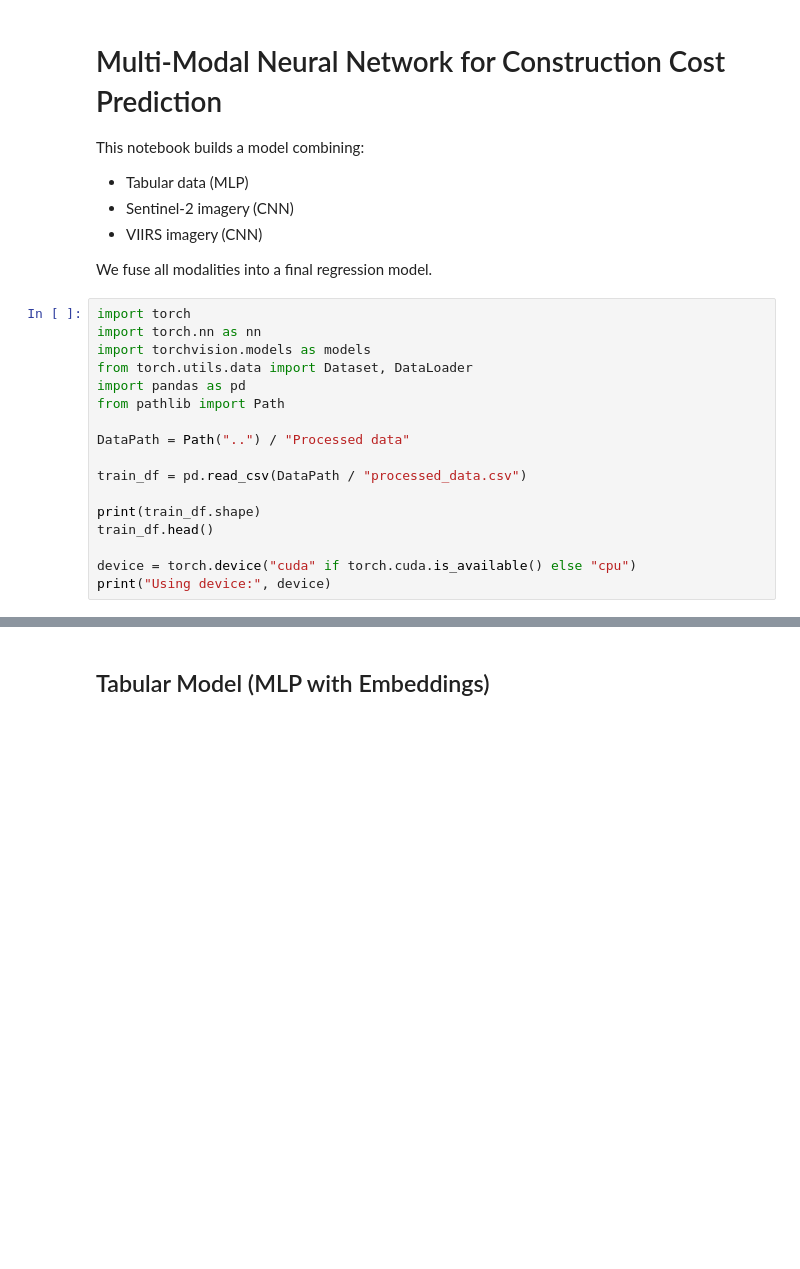
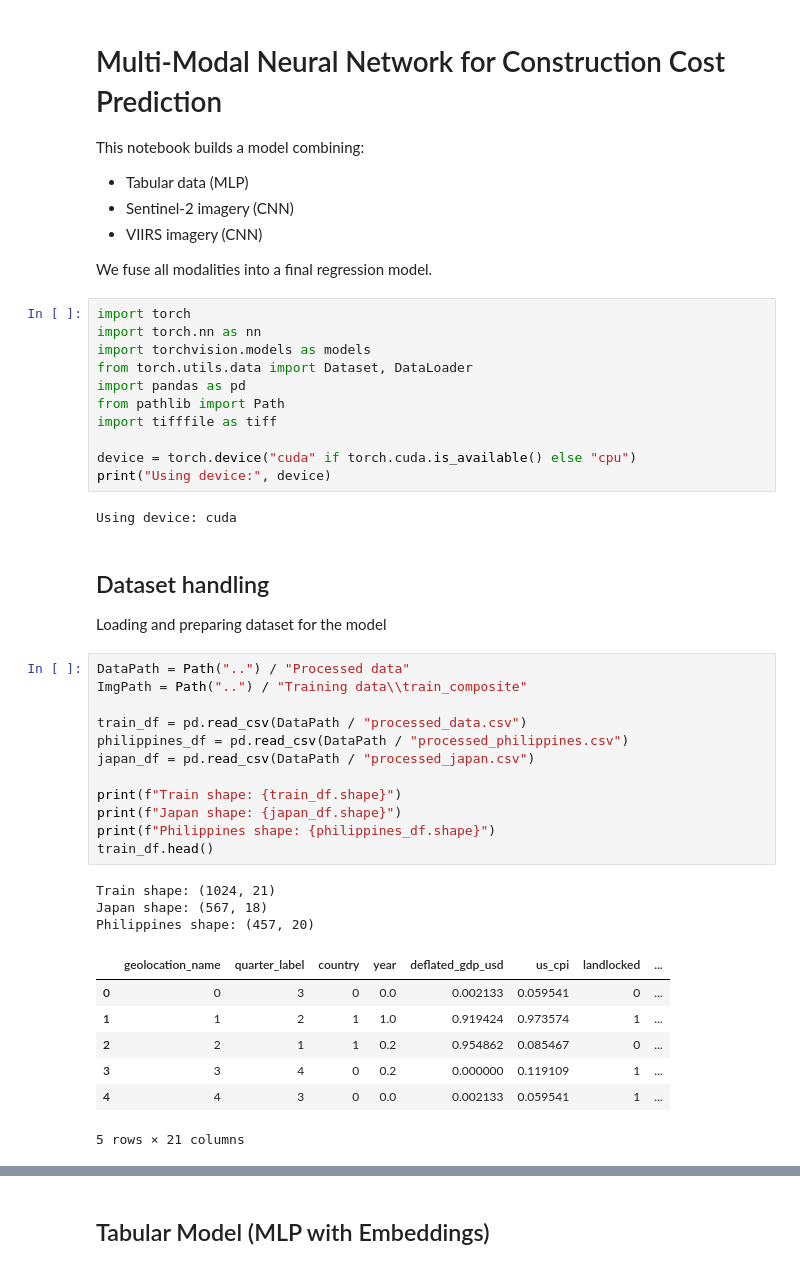
Before and after one commit to Nicolai-Andersen/Construction-Cost-Prediction, a Jupyter notebook: Notebooks/NNpipeline.ipynb, the cells around one changed output, grey strips where cells are left out. Saved outputs shown, nothing was run; the diff lists cells and outputs as text; blank space fills up the shorter version.

Commit message:
Fixed data handling and added training loop

```diff
--- a/Notebooks/NNpipeline.ipynb
+++ b/Notebooks/NNpipeline.ipynb
@@ -14,13 +14,35 @@ import torchvision.models as models
 from torch.utils.data import Dataset, DataLoader
 import pandas as pd
 from pathlib import Path
-
-DataPath = Path("..") / "Processed data"
-
-train_df = pd.read_csv(DataPath / "processed_data.csv")
-
-print(train_df.shape)
-train_df.head()
+import tifffile as tiff
 
 device = torch.device("cuda" if torch.cuda.is_available() else "cpu")
 print("Using device:", device)
+# %% [output]
+Using device: cuda
+# %% [markdown]
+## Dataset handling
+Loading and preparing dataset for the model
+# %%
+DataPath = Path("..") / "Processed data"
+ImgPath = Path("..") / "Training data\\train_composite"
+
+train_df = pd.read_csv(DataPath / "processed_data.csv")
+philippines_df = pd.read_csv(DataPath / "processed_philippines.csv")
+japan_df = pd.read_csv(DataPath / "processed_japan.csv")
+
+print(f"Train shape: {train_df.shape}")
+print(f"Japan shape: {japan_df.shape}")
+print(f"Philippines shape: {philippines_df.shape}")
+train_df.head()
+# %% [output]
+Train shape: (1024, 21)
+Japan shape: (567, 18)
+Philippines shape: (457, 20)
+|  | geolocation_name | quarter_label | country | year | deflated_gdp_usd | us_cpi | landlocked | ... |
+| 0 | 0 | 3 | 0 | 0.0 | 0.002133 | 0.059541 | 0 | ... |
+| 1 | 1 | 2 | 1 | 1.0 | 0.919424 | 0.973574 | 1 | ... |
+| 2 | 2 | 1 | 1 | 0.2 | 0.954862 | 0.085467 | 0 | ... |
+| 3 | 3 | 4 | 0 | 0.2 | 0.000000 | 0.119109 | 1 | ... |
+| 4 | 4 | 3 | 0 | 0.0 | 0.002133 | 0.059541 | 1 | ... |
+5 rows × 21 columns
```
Also changed, not shown: parts of 8 cells of this notebook.
